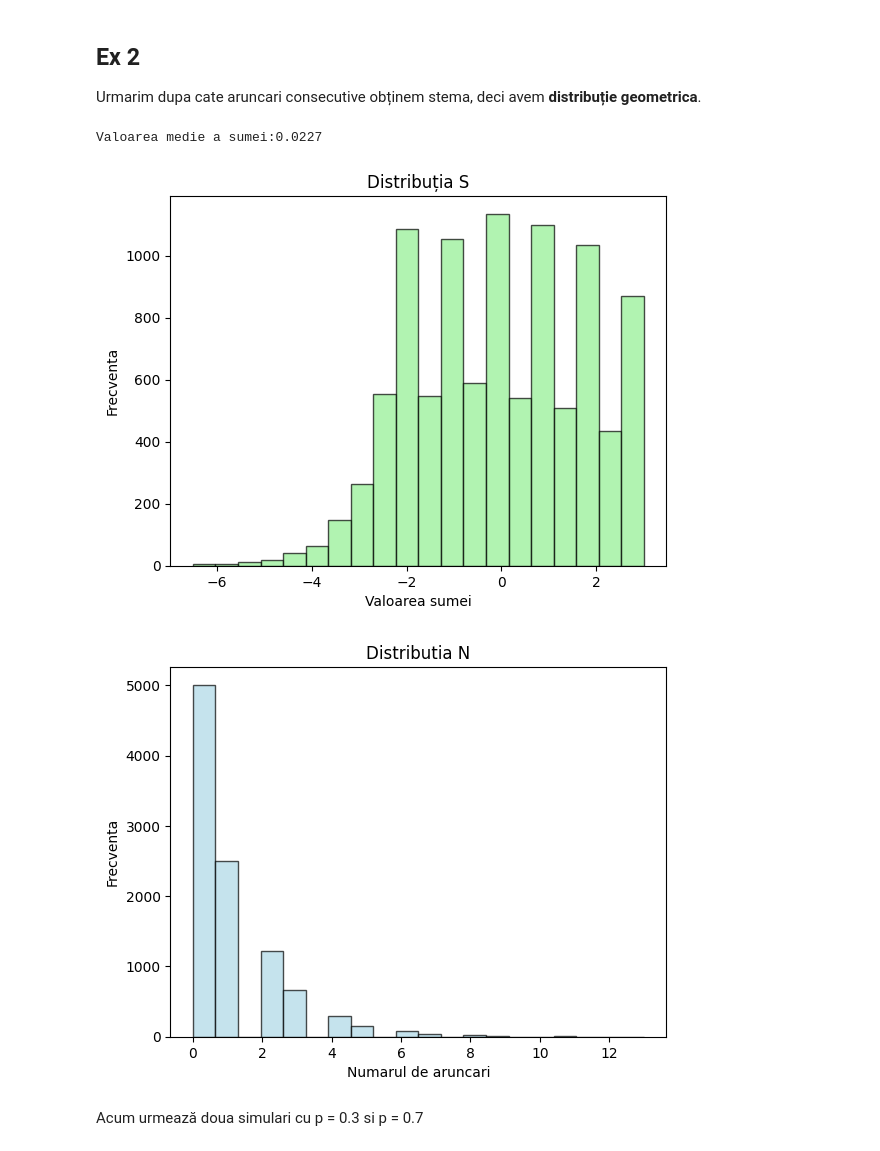
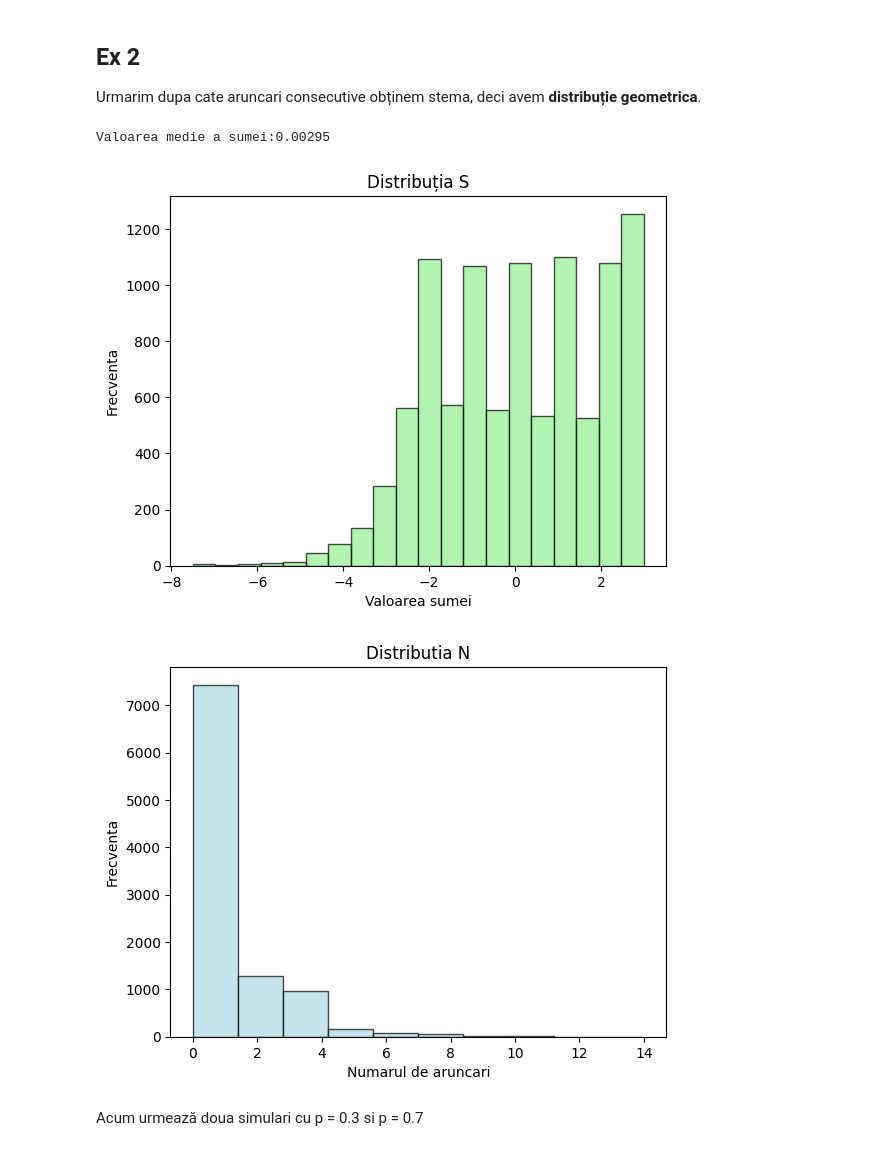
Before and after one commit to zkamper/pmp-2024, a Jupyter notebook: Lab02/homework1.ipynb, the cells around one changed output. Cells and saved outputs as stored; diff of their text form; code cells hidden in the pictures.

```diff
--- a/Lab02/homework1.ipynb
+++ b/Lab02/homework1.ipynb
@@ -43,9 +44,6 @@ print(studs)
 ## Ex 2
 Urmarim dupa cate aruncari consecutive obținem stema, deci avem **distribuție geometrica**.
 # %%
-sums = []
-throws = []
-
 def game_simulation(p=0.5):
     sums = []
     throws = []
@@ -53,37 +51,37 @@ def game_simulation(p=0.5):
         sum = 0
         throw = 0
         # 0 stema, 1 ban
         choice = np.random.choice([0,1],p=[p,1-p])
         while True:
             if choice == 0:
                 sum += np.random.choice([3,2,1,0,-1,-2])
                 break
             else:
                 sum -= 0.5
                 throw += 1
                 choice = np.random.choice([0,1])
         sums.append(sum)
         throws.append(throw)
 
     print(f'Valoarea medie a sumei:{np.mean(sums)} ')
 
     plt.hist(sums, bins=20, alpha=0.7, color='lightgreen', edgecolor='black')
     plt.title('Distribuția S')
     plt.xlabel('Valoarea sumei')
     plt.ylabel('Frecventa')
     plt.show()
 
-    plt.hist(throws, bins=20, alpha=0.7, color='lightblue', edgecolor='black')
+    plt.hist(throws, bins=10, alpha=0.7, color='lightblue', edgecolor='black')
     plt.title('Distributia N')
     plt.xlabel('Numarul de aruncari')
     plt.ylabel('Frecventa')
     plt.show()
 
 game_simulation()
 # %% [output]
-Valoarea medie a sumei:0.0227
+Valoarea medie a sumei:0.00295
-[figure, old version]
+[figure, new version]
-[figure, old version]
+[figure, new version]
 # %% [markdown]
 Acum urmează doua simulari cu p = 0.3 si p = 0.7
 # %%
```
Also changed, not shown: parts of 5 cells of this notebook, 2 other files.
